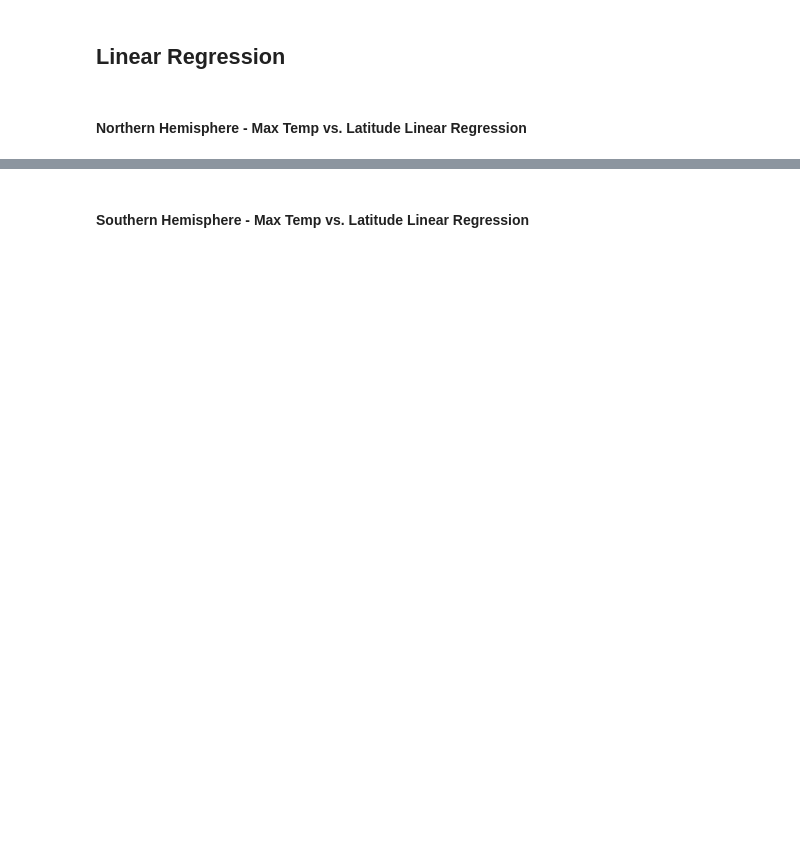
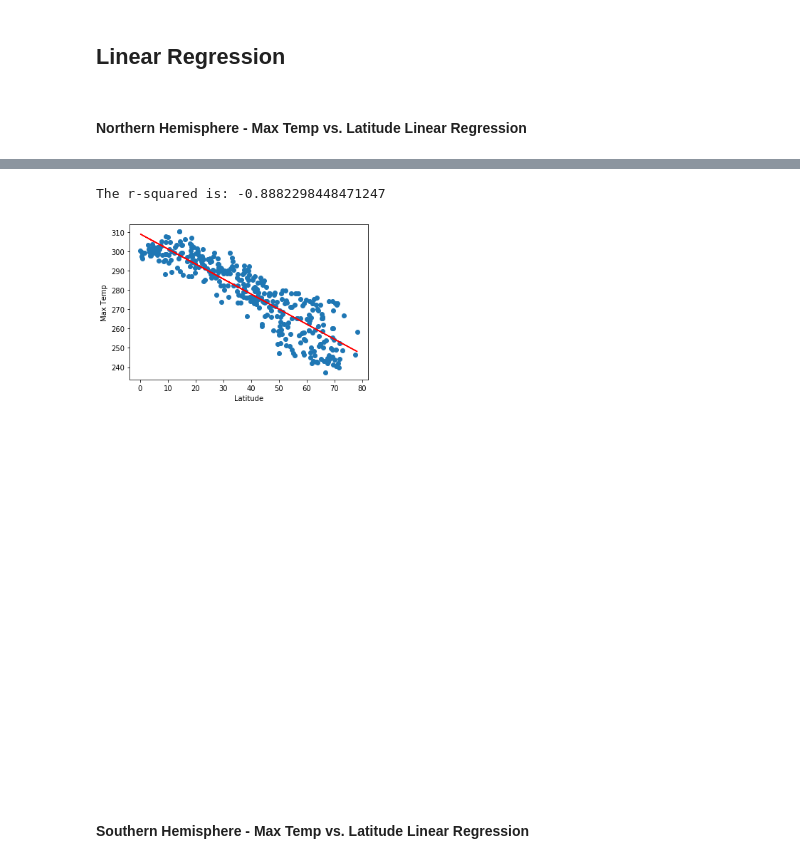
Before and after one commit to Davidtaboh/WeatherPy, a Jupyter notebook: WeatherPY/WeatherPY.ipynb, the cells around one changed output, grey strips where cells are left out. Cells and saved outputs as stored; diff of their text form; code cells hidden in the pictures; blank space fills up the shorter version.

```diff
--- a/WeatherPY/WeatherPY.ipynb
+++ b/WeatherPY/WeatherPY.ipynb
@@ -222,0 +176,8 @@ dtype: int64
+# %%
+city_data_df= pd.DataFrame(city_data,)
+
+# lats = city_data_df["Lat"]
+# max_temps = city_data_df["Max Temp"]
+# humidity = city_data_df["Humidity"]
+# cloudiness = city_data_df["Cloudiness"]
+# wind_speed = city_data_df["Wind Speed"]
@@ -251,4 +269,26 @@ dtype: int64
+# %%
+# OPTIONAL: Create a function to create Linear Regression plots
+
+# Create a function to create Linear Regression plots
+def plot_linear_regression(x_values, y_values, title, text_coordinates):
+
+    # Run regresson on southern hemisphere
+    (slope, intercept, rvalue, pvalue, stderr) = linregress(x_values, y_values)
+    regress_values = x_values * slope + intercept
+    line_eq = "y = " + str(round(slope,2)) + "x + " + str(round(intercept,2))
+
+    # Plot
+    plt.scatter(x_values,y_values)
+    plt.plot(x_values,regress_values,"r-")
+    plt.annotate(line_eq,text_coordinates,fontsize=15,color="red")
+    plt.xlabel('Latitude')
+    plt.ylabel(title)
+    print(f"The r-squared is: {rvalue}")
+    plt.show()
 # %%
 # Create Northern and Southern Hemisphere DataFrames
+
+northern_hemi_df = city_data_df.loc[(city_data_df["Lat"] >= 0)]
+southern_hemi_df = city_data_df.loc[(city_data_df["Lat"] < 0)]
 # %% [markdown]
 ####  Northern Hemisphere - Max Temp vs. Latitude Linear Regression
@@ -259,2 +295,10 @@ The r-squared is: -0.8151657406810827
+# %%
+ # Linear regression on Northern Hemisphere
+x_values = northern_hemi_df["Lat"]
+y_values = northern_hemi_df["Max Temp"]
+plot_linear_regression(x_values, y_values, 'Max Temp',(6,30))
+# %% [output]
+The r-squared is: -0.8882298448471247
+[figure, added]
 # %% [markdown]
 ####  Southern Hemisphere - Max Temp vs. Latitude Linear Regression
```
Also changed, not shown: parts of 30 cells of this notebook, 4 other files.
